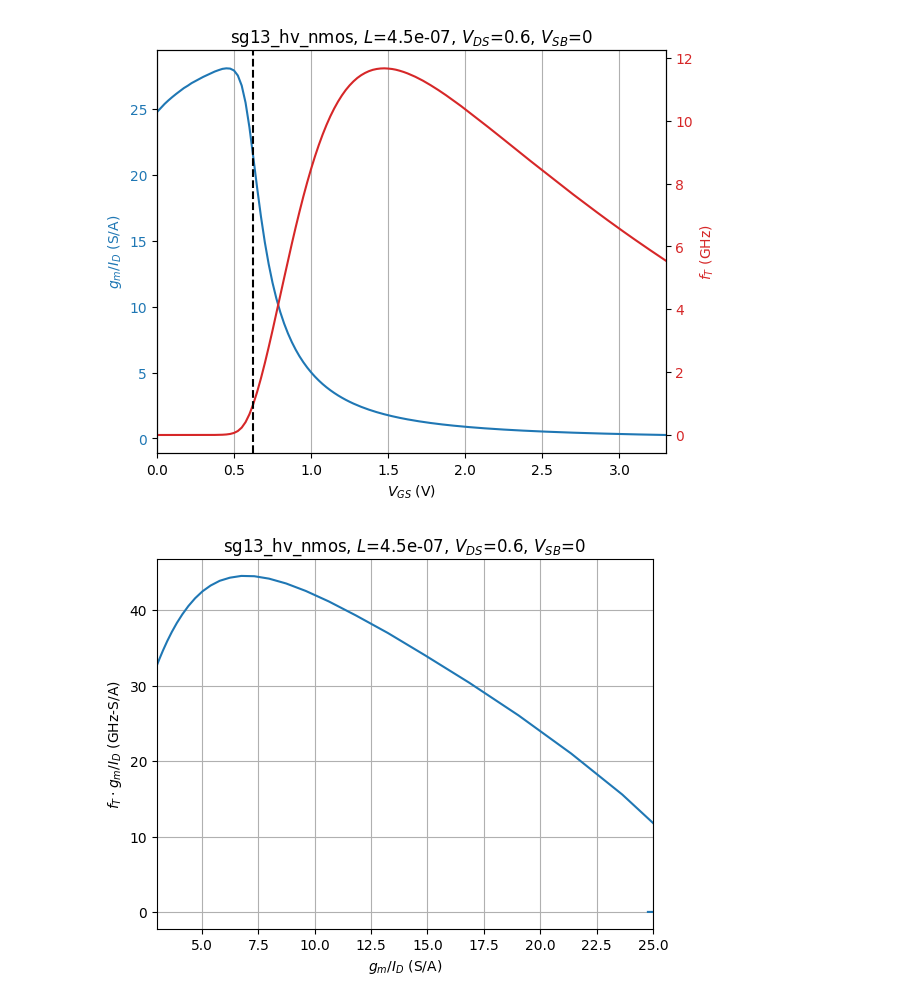
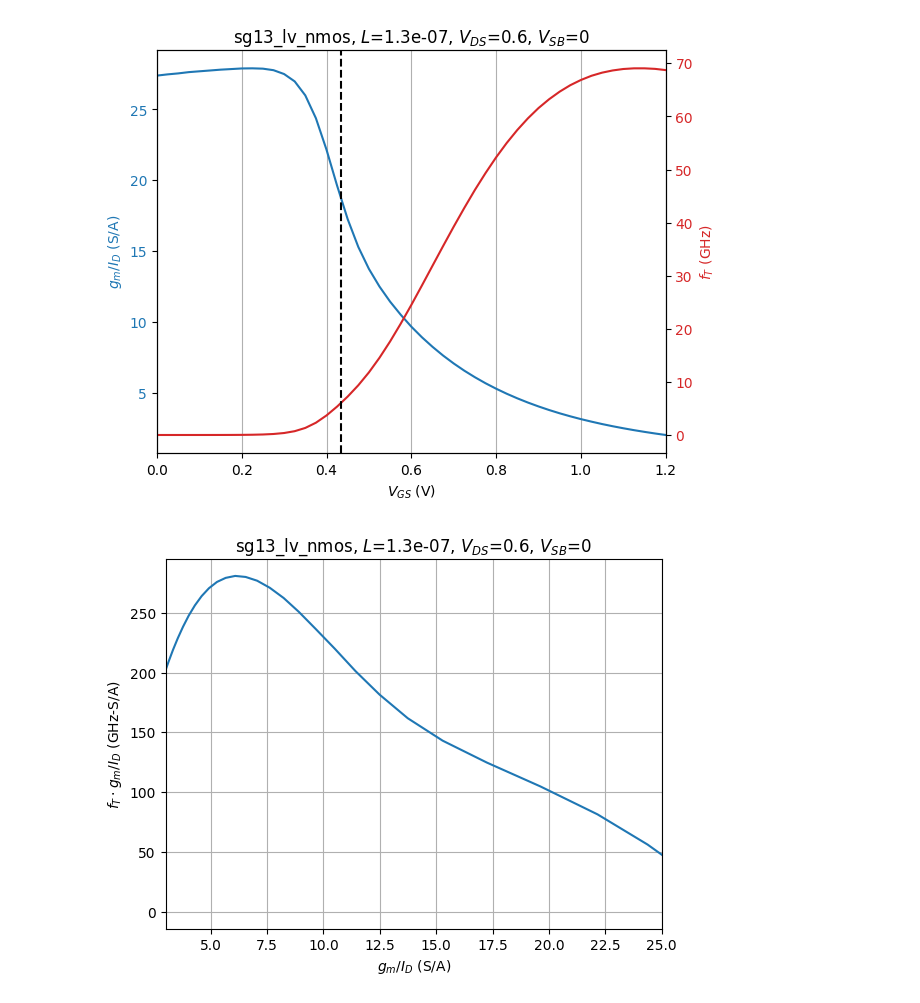
Before and after one commit to tatuc/Book-on-gm-ID-design, a Jupyter notebook: starter_files_open_source_tools/ihp-sg13g2/techsweep_plots_from_txt.ipynb, the cells around one changed output. Cells and saved outputs as stored; diff of their text form; code cells hidden in the pictures.

```diff
--- a/starter_files_open_source_tools/ihp-sg13g2/techsweep_plots_from_txt.ipynb
+++ b/starter_files_open_source_tools/ihp-sg13g2/techsweep_plots_from_txt.ipynb
@@ -3,7 +3,7 @@ import numpy as np
 import pandas as pd
 import matplotlib.pyplot as plt
 # %%
-choice = 3  #start from 0
+choice = 0  #start from 0
 devices = ['sg13_lv_nmos', 'sg13_lv_pmos', 'sg13_hv_nmos', 'sg13_hv_pmos']
 
 # widths used for characterization
@@ -47,30 +47,30 @@ vds = np.unique(df['vd'])
 vsb = np.unique(-df['vb'])
 # %%
 # plot gm/ID and fT versus gate bias
-L1 = min(l); VDS1=0.6; VSB1=0
+L1 = min(l); VDS1=np.max(vds)/2; VSB1=0
 df1 = df.loc[(df['l'] == L1) & (df['vd'] == VDS1)& (df['vb'] == -VSB1)]
 gm_id1 = df1['gm'].values/df1['ids'].values
 cgg1 = df1['cgg'].values + df1['cgsol'].values + df1['cgdol'].values
 ft1 = df1['gm'].values/cgg1/2/np.pi
 fig, ax1 = plt.subplots()
 ax1.grid(axis='x')
 ax1.set_xlabel('$V_{GS}$ (V)')
 color = 'tab:blue'
 ax1.set_ylabel('$g_m/I_D$ (S/A)', color=color)
 ax1.plot(vgs, gm_id1, color=color)
 ax1.tick_params(axis='y', labelcolor=color)
 ax2 = ax1.twinx()
 color = 'tab:red'
 ax2.set_ylabel('$f_T$ (GHz)', color=color)
 ax2.plot(vgs, ft1/1e9, color=color)
 ax2.tick_params(axis='y', labelcolor=color)
 fig.tight_layout()
 plt.title(devices[choice]+', $L$='+str(L1)+', $V_{DS}$='+str(VDS1)+', $V_{SB}$='+str(VSB1))
 plt.xlim(0, max(vgs))
 plt.axvline(x = df1['vth'].values[0], color='k', linestyle='--')
 plt.show()
 # %% [output]
-[figure, old version]
+[figure, new version]
 # %%
 # plot product of gm/ID and fT versus gm/ID
 plt.plot(gm_id1, gm_id1*ft1/1e9)
@@ -81,7 +81,7 @@ plt.title(devices[choice]+', $L$='+str(L1)+', $V_{DS}$='+str(VDS1)+', $V_{SB}$='
 plt.grid()
 plt.show()
 # %% [output]
-[figure, old version]
+[figure, new version]
 # %%
 # plot fT versus gm/ID
 plt.plot(gm_id1, ft1/1e9)
```
Also changed, not shown: parts of 8 cells of this notebook.
